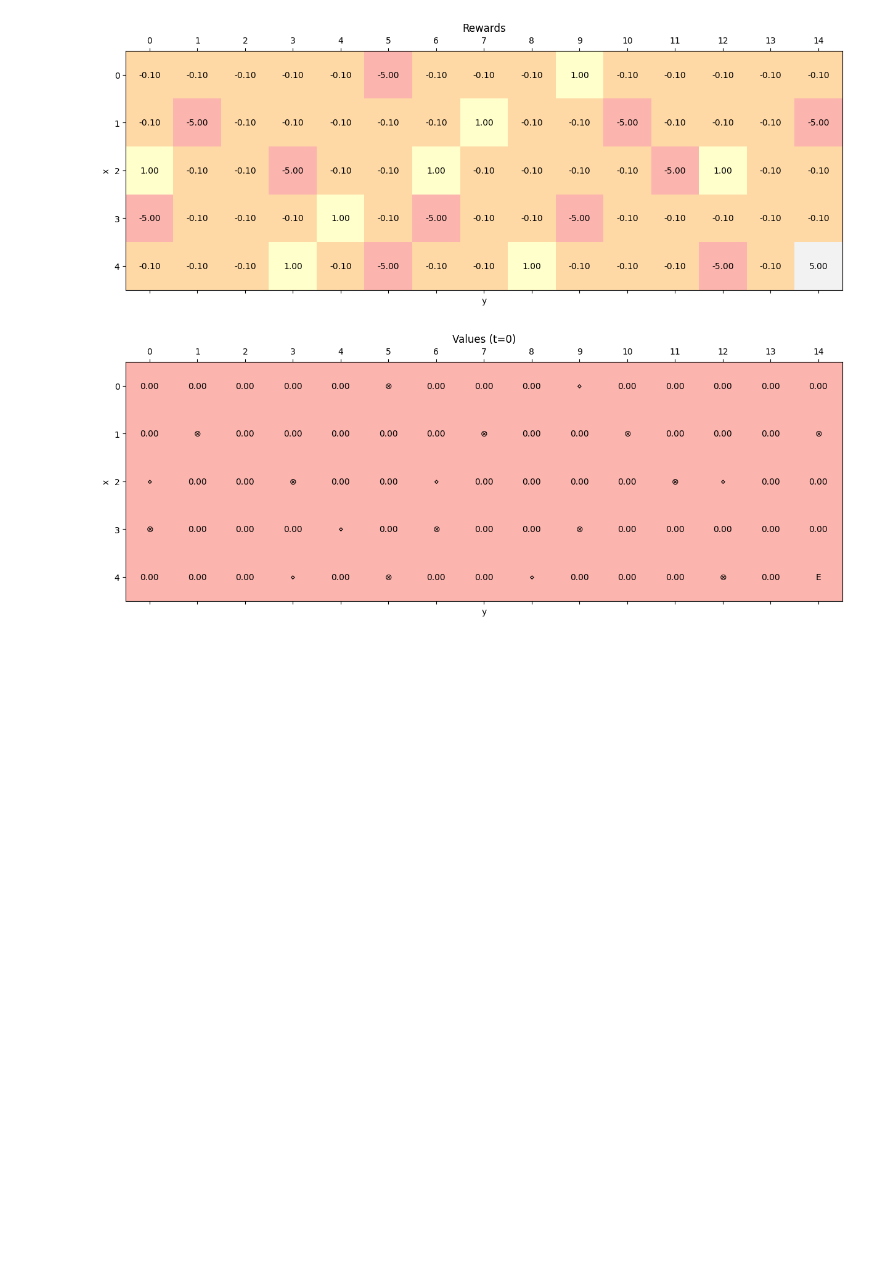
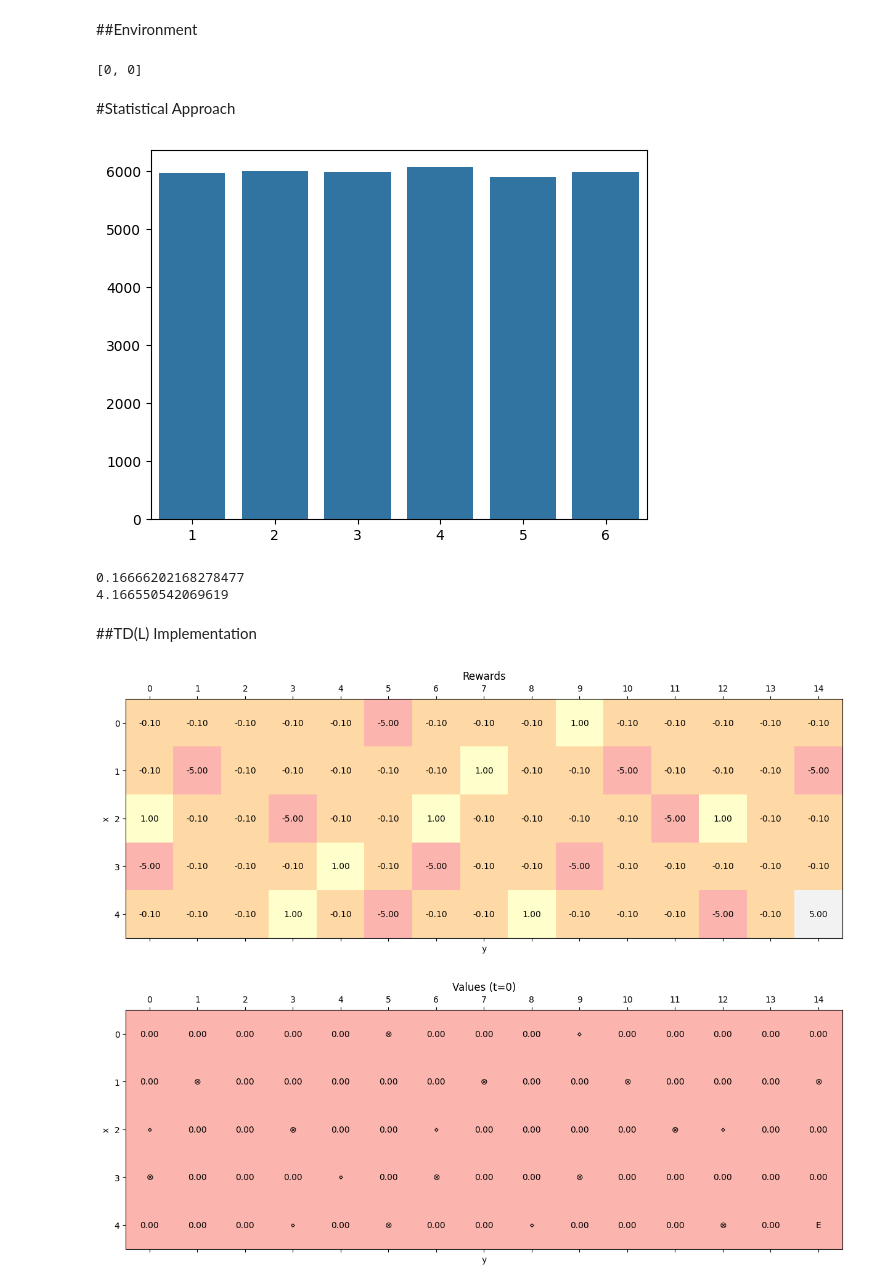
Before and after one commit to garrettfarley9/perudo_simulator, a Jupyter notebook: tdlambda_perudo.ipynb, the cells around one changed output. Cells and saved outputs as stored; diff of their text form; code cells hidden in the pictures; blank space fills up the shorter version.

Commit message:
working on environment class

```diff
--- a/tdlambda_perudo.ipynb
+++ b/tdlambda_perudo.ipynb
@@ -1,2 +1,4 @@
 # %% [markdown]
 <a href="https://colab.research.google.com/github/garrettfarley9/perudo_simulator/blob/main/tdlambda_perudo.ipynb" target="_parent"><img src="https://colab.research.google.com/assets/colab-badge.svg" alt="Open In Colab"/></a>
+# %% [markdown]
+##Environment
@@ -3 +125,66 @@
+# %%
+# import numpy as np
+# rng = np.random.default_rng()
+# global_dice = []
+# for i in range(5):
+#   x = rng.integers(low=1, high=7, size = 5)
+# #x = np.random.Generator.integers(low=1, high=7, size = (1,5,1))
+#   print(x)
+#   global_dice = np.append(global_dice, x, axis = 0)
+# print(global_dice)
+# # print(x)
+env = Env()
+env.bet(4,3)
+# print(env.players[0].bet_current)
+print(env.bet_current)
+
+
+
+# env.players[0].bet(4,3)
+# print(players)
+# print(env.bet_current)
+
+# env.deudo()
+# print(global_dice)
+# %% [output]
+[0, 0]
+# %% [markdown]
+#Statistical Approach
+# %%
+import numpy as np
+import seaborn as sns
+import matplotlib.pyplot as plt
+import statistics as stats
+rng = np.random.default_rng()
+
+num_ones = []
+one, two, three, four, five, six = 0,0,0,0,0,0
+for i in range(10000):
+  x = rng.integers(low=1, high=7, size = 5)
+  if 1 in x:
+    one += 1
+  if 2 in x:
+    two += 1
+  if 3 in x:
+    three += 1
+  if 4 in x:
+    four += 1
+  if 5 in x:
+    five += 1
+  if 6 in x:
+    six += 1
+cats = ['1','2','3','4','5','6']
+data = [one, two, three, four, five, six]
+p = sns.barplot(x=cats, y=data)
+plt.show()
+# %% [output]
+[figure, added]
+# %%
+print(six/sum(data))
+print(25*(six/sum(data)))
+# %% [output]
+0.16666202168278477
+4.166550542069619
+# %% [markdown]
+##TD(L) Implementation
 # %%
```
Also changed, not shown: parts of 10 cells of this notebook.
